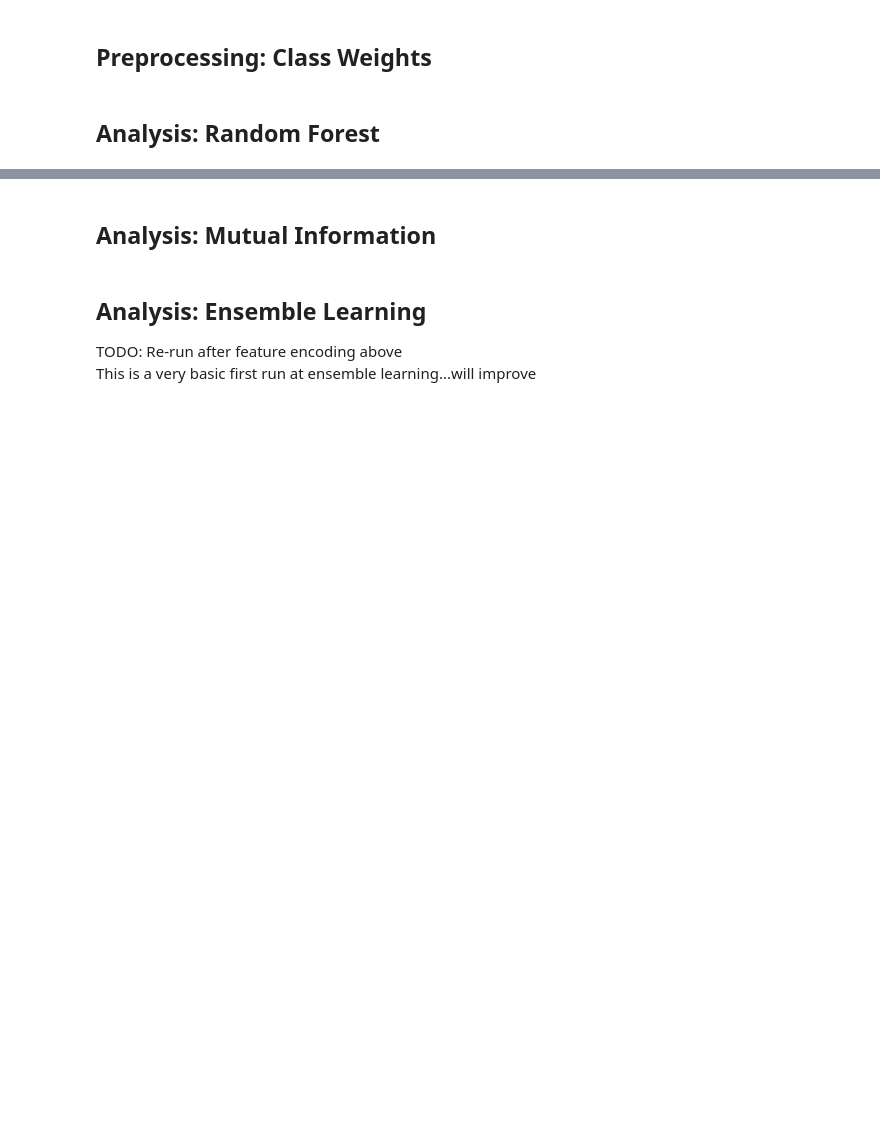
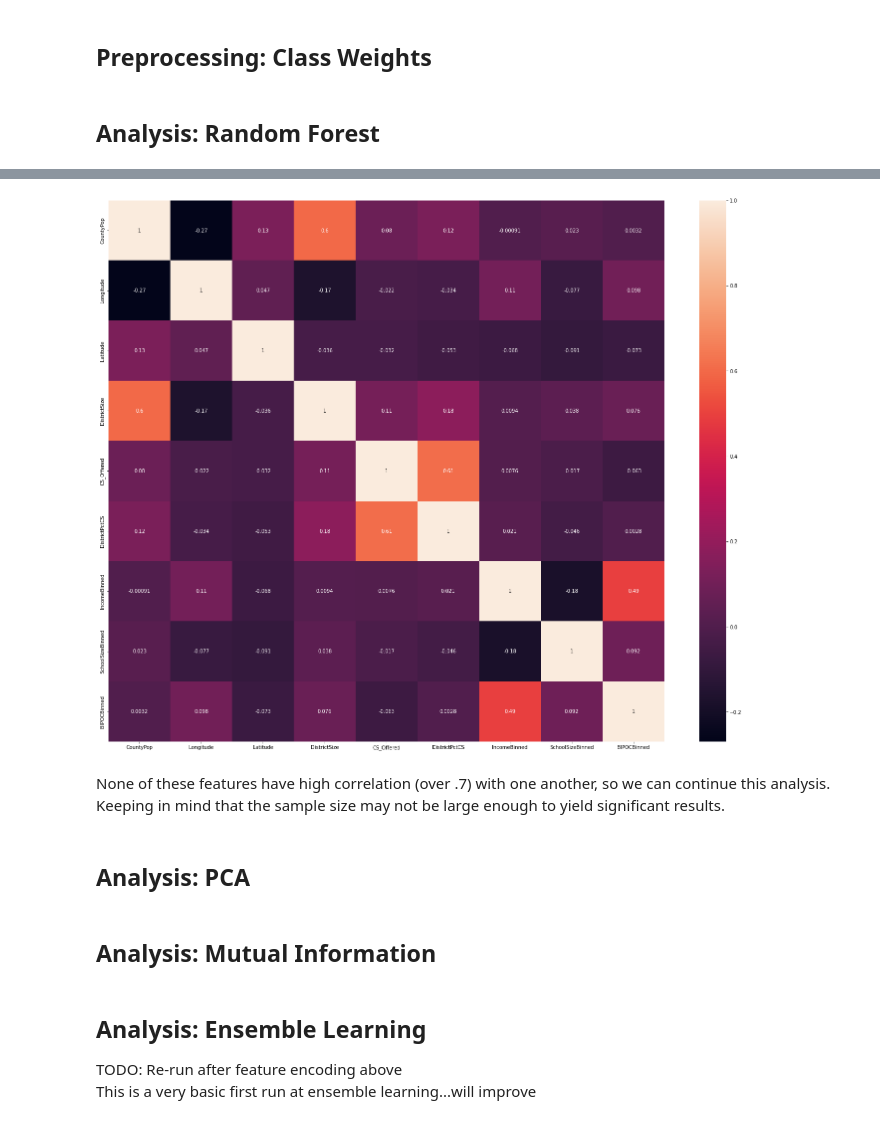
Before and after one commit to brinkbrink/WA_CS_v2, a Jupyter notebook: SchoolAnalysis.ipynb, the cells around one changed output, grey strips where cells are left out. Cells and saved outputs as stored; diff of their text form; code cells hidden in the pictures; blank space fills up the shorter version.

Commit message:
heatmaps

```diff
--- a/SchoolAnalysis.ipynb
+++ b/SchoolAnalysis.ipynb
@@ -506,0 +504,2 @@ The CountyZone feature does appear to increase recall but doesn't positively aff
+# %%
+df_logistic_reg = reduced_ospi.loc[:, ('CountyPop','Longitude', 'Latitude','DistrictSize','CS_Offered','DistrictPctCS','IncomeBinned','SchoolSizeBinned','BIPOCBinned')]
@@ -506,0 +519,4 @@ The CountyZone feature does appear to increase recall but doesn't positively aff
+# %%
+df_logistic_reg['IncomeBinned'] = df_logistic_reg['IncomeBinned'].cat.codes
+df_logistic_reg['SchoolSizeBinned'] = df_logistic_reg['SchoolSizeBinned'].cat.codes
+df_logistic_reg['BIPOCBinned'] = df_logistic_reg['BIPOCBinned'].cat.codes
@@ -507,3 +536,13 @@ The CountyZone feature does appear to increase recall but doesn't positively aff
+# %%
+fig = plt.figure(figsize=(25, 20))
+sns.heatmap(df_logistic_reg.corr(), annot=True)
+plt.savefig("Heatmap.png")
+# %% [output]
+[figure, added]
+# %% [markdown]
+None of these features have high correlation (over .7) with one another, so we can continue this analysis. Keeping in mind that the sample size may not be large enough to yield significant results.
+# %% [markdown]
+## Analysis: PCA
 # %% [markdown]
 ## Analysis: Mutual Information
 # %% [markdown]
```
Also changed, not shown: parts of 59 cells of this notebook, 1 other file.
